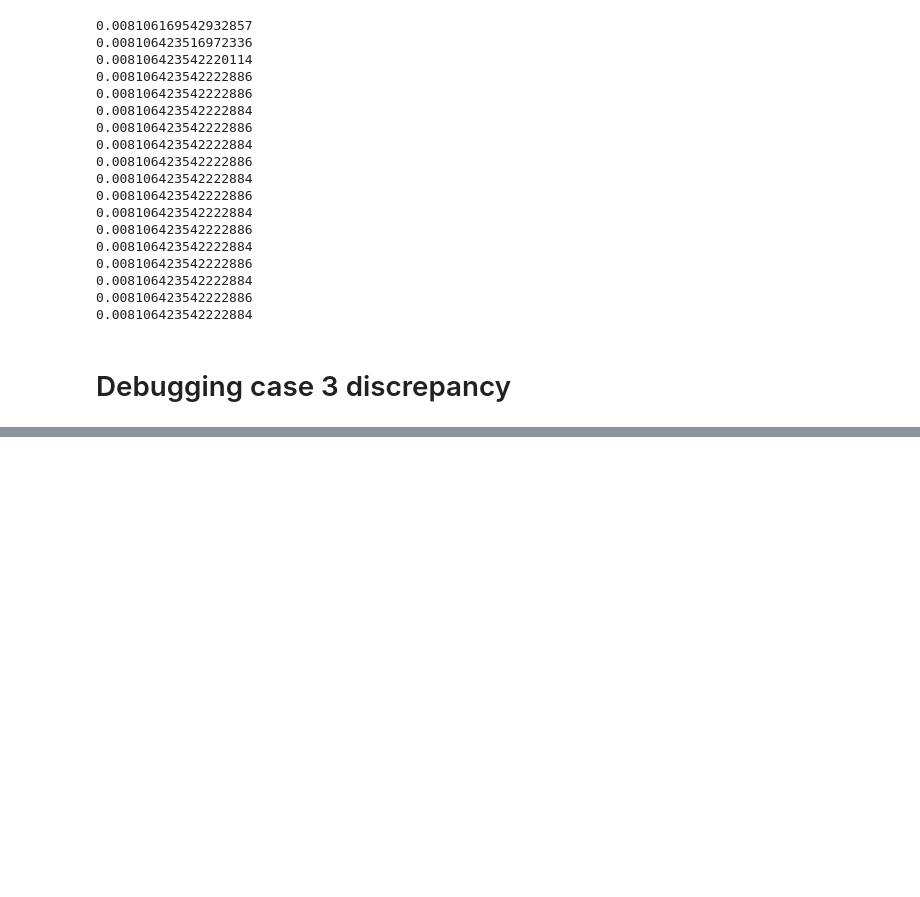
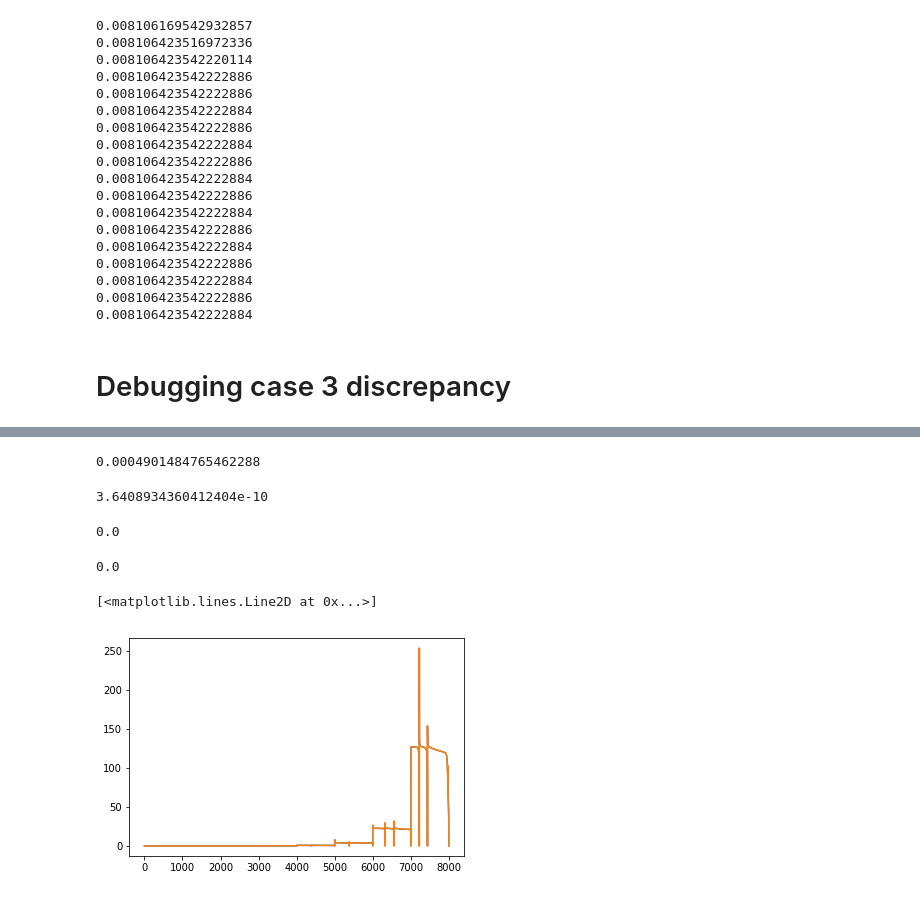
Before and after one commit to nordam/Eulerian-and-Lagrangian-methods, a Jupyter notebook: notebooks/Debugging.ipynb, the cells around one changed output, grey strips where cells are left out. Drawn from its saved outputs; the diff is of its cells as text; code cells hidden in the pictures; blank space fills up the shorter version.

```diff
--- a/notebooks/Debugging.ipynb
+++ b/notebooks/Debugging.ipynb
@@ -407,0 +511,42 @@ plt.ylim(50, 0)
+# %%
+FL_old = np.load('../../EulerLagrange-debugging-copy/scripts/FL_term_case3_old.npy')
+FL_new = np.load('../scripts/FL_term_case3_new.npy')
+
+#assert np.allclose(RHS_old, RHS_new)
+
+print(np.amax(np.abs(FL_old - FL_new)))
+# %% [output]
+0.0004901484765462288
+# %%
+reaction_term_old = np.load('../../EulerLagrange-debugging-copy/scripts/reaction_term_case3_old.npy')
+reaction_term_new = np.load('../scripts/reaction_term_case3_new.npy')
+
+#assert np.allclose(RHS_old, RHS_new)
+
+print(np.amax(np.abs(reaction_term_old - reaction_term_new)))
+# %% [output]
+3.6408934360412404e-10
+# %%
+L_FL_old = np.load('../../EulerLagrange-debugging-copy/scripts/L_FL_old.npy')
+L_FL_new = np.load('../scripts/L_FL_new.npy')
+
+#assert np.allclose(RHS_old, RHS_new)
+
+print(np.amax(np.abs(L_FL_old - L_FL_new)))
+# %% [output]
+0.0
+# %%
+R_FL_old = np.load('../../EulerLagrange-debugging-copy/scripts/R_FL_old.npy')
+R_FL_new = np.load('../scripts/R_FL_new.npy')
+
+#assert np.allclose(RHS_old, RHS_new)
+
+print(np.amax(np.abs(R_FL_old - R_FL_new)))
+# %% [output]
+0.0
+# %%
+plt.plot(np.diagonal(L_FL_old, 1))
+plt.plot(np.diagonal(L_FL_new, 1))
+# %% [output]
+[<matplotlib.lines.Line2D at 0x...>]
+[figure, added]
```
Also changed, not shown: parts of 14 cells of this notebook.
